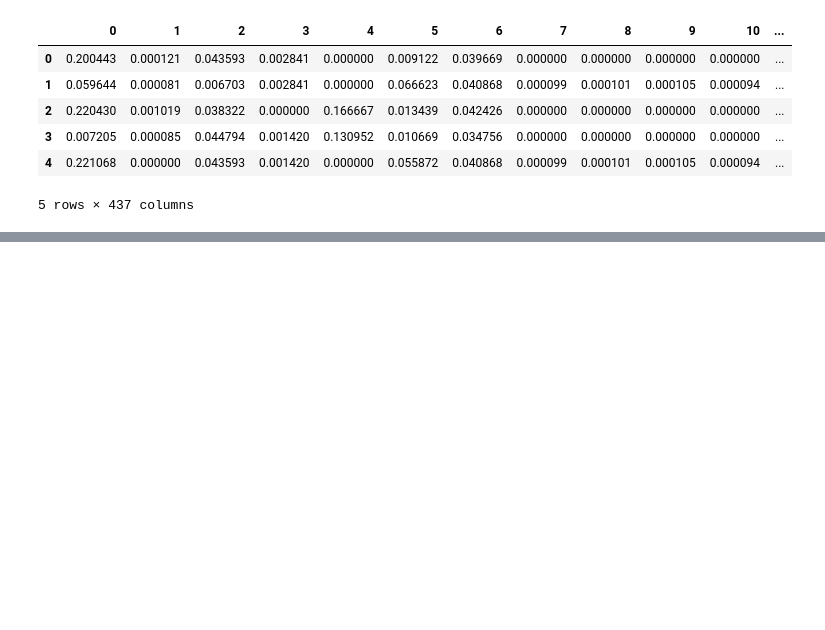
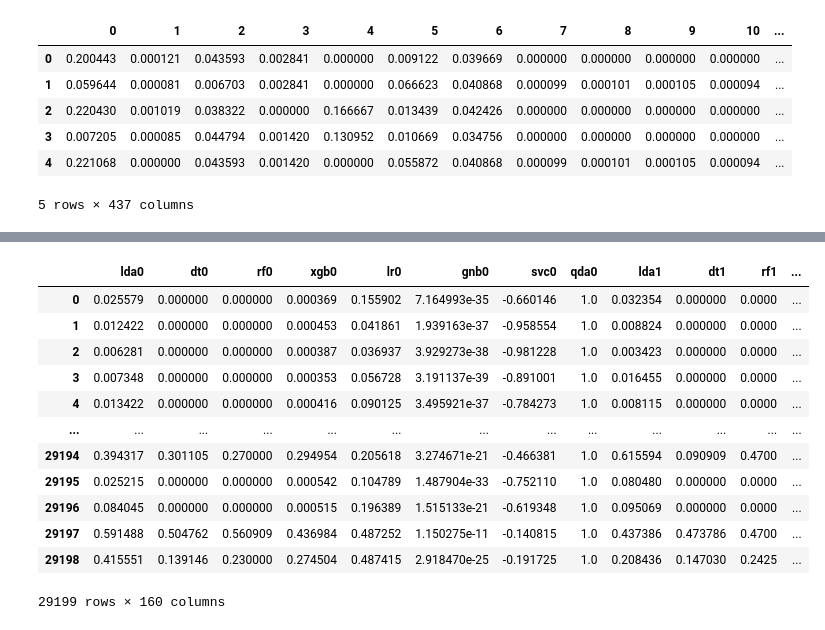
Before and after one commit to HongJaeKwon/kimhae_fire_detection, a Jupyter notebook: hjk_fire_model.ipynb, the cells around one changed output, grey strips where cells are left out. Drawn from its saved outputs; the diff is of its cells as text; code cells hidden in the pictures; blank space fills up the shorter version.

```diff
--- a/hjk_fire_model.ipynb
+++ b/hjk_fire_model.ipynb
@@ -123,6 +73,10 @@ stack_DF=pd.DataFrame()
 stack_DF_val=pd.DataFrame()
 stack_DF_test=pd.DataFrame()
 lda=LinearDiscriminantAnalysis()
-decision_tree = DecisionTreeClassifier(random_state=0, max_depth=5)
-rf_clf = RandomForestClassifier(n_jobs=-1, n_estimators=100, random_state=42)
-xgb_model = xgb.XGBClassifier(objective="binary:logistic", random_state=42)
+decision_tree = DecisionTreeClassifier(random_state=0, max_depth=7)
+rf_clf = RandomForestClassifier(n_jobs=-1, n_estimators=100, random_state=0)
+xgb_model = xgb.XGBClassifier(objective="binary:logistic", random_state=0)
+lr = LogisticRegression(random_state=0, solver='lbfgs')
+gnb = GaussianNB()
+svc = LinearSVC(random_state=0, tol=1e-5)
+qda = QuadraticDiscriminantAnalysis()
@@ -159,3 +154,19 @@ for i in range(5):
+# %%
+stack_DF
+# %% [output]
+|  | lda0 | dt0 | rf0 | xgb0 | lr0 | gnb0 | svc0 | qda0 | lda1 | dt1 | rf1 | ... |
+| 0 | 0.025579 | 0.000000 | 0.000000 | 0.000369 | 0.155902 | 7.164993e-35 | -0.660146 | 1.0 | 0.032354 | 0.000000 | 0.0000 | ... |
+| 1 | 0.012422 | 0.000000 | 0.000000 | 0.000453 | 0.041861 | 1.939163e-37 | -0.958554 | 1.0 | 0.008824 | 0.000000 | 0.0000 | ... |
+| 2 | 0.006281 | 0.000000 | 0.000000 | 0.000387 | 0.036937 | 3.929273e-38 | -0.981228 | 1.0 | 0.003423 | 0.000000 | 0.0000 | ... |
+| 3 | 0.007348 | 0.000000 | 0.000000 | 0.000353 | 0.056728 | 3.191137e-39 | -0.891001 | 1.0 | 0.016455 | 0.000000 | 0.0000 | ... |
+| 4 | 0.013422 | 0.000000 | 0.000000 | 0.000416 | 0.090125 | 3.495921e-37 | -0.784273 | 1.0 | 0.008115 | 0.000000 | 0.0000 | ... |
+| ... | ... | ... | ... | ... | ... | ... | ... | ... | ... | ... | ... | ... |
+| 29194 | 0.394317 | 0.301105 | 0.270000 | 0.294954 | 0.205618 | 3.274671e-21 | -0.466381 | 1.0 | 0.615594 | 0.090909 | 0.4700 | ... |
+| 29195 | 0.025215 | 0.000000 | 0.000000 | 0.000542 | 0.104789 | 1.487904e-33 | -0.752110 | 1.0 | 0.080480 | 0.000000 | 0.0000 | ... |
+| 29196 | 0.084045 | 0.000000 | 0.000000 | 0.000515 | 0.196389 | 1.515133e-21 | -0.619348 | 1.0 | 0.095069 | 0.000000 | 0.0000 | ... |
+| 29197 | 0.591488 | 0.504762 | 0.560909 | 0.436984 | 0.487252 | 1.150275e-11 | -0.140815 | 1.0 | 0.437386 | 0.473786 | 0.4700 | ... |
+| 29198 | 0.415551 | 0.139146 | 0.230000 | 0.274504 | 0.487415 | 2.918470e-25 | -0.191725 | 1.0 | 0.208436 | 0.147030 | 0.2425 | ... |
+29199 rows × 160 columns
 # %%
 stack_model = xgb.XGBClassifier(objective="binary:logistic", random_state=42)
 stack_model.fit(stack_DF, train_DF_Y_2)
```
Also changed, not shown: parts of 15 cells of this notebook.
